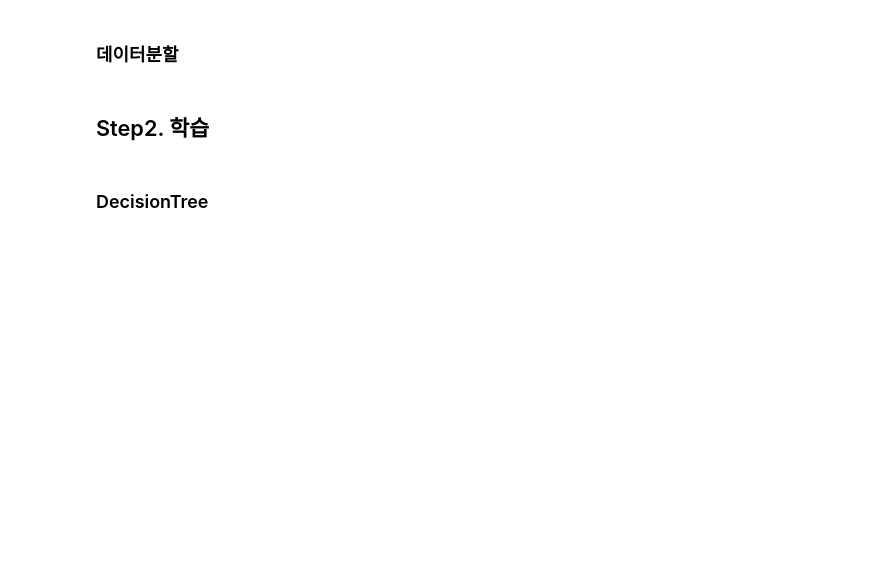
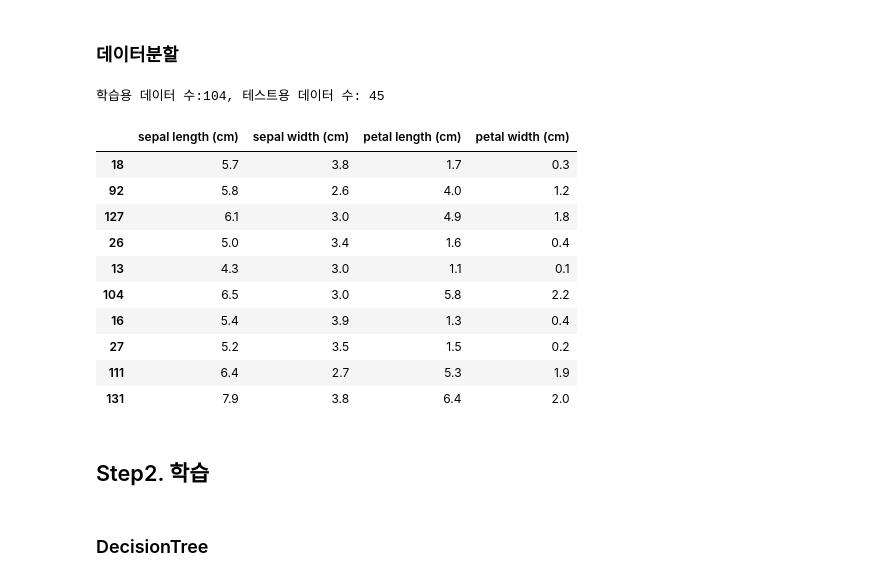
Before and after one commit to PARKHYOUNJUNG/phj_lms23, a Jupyter notebook: classifier_iris_skeleton.ipynb, the cells around one changed output. Cells and saved outputs as stored; diff of their text form; code cells hidden in the pictures; blank space fills up the shorter version.

```diff
--- a/classifier_iris_skeleton.ipynb
+++ b/classifier_iris_skeleton.ipynb
@@ -51,0 +99,3 @@ iris_df.isnull().sum()
+# %%
+iris_df.drop_duplicates(keep='first', inplace=True)
+iris_df.info()
@@ -54,12 +117,34 @@ iris_df.isnull().sum()
 # %%
 from sklearn.model_selection import train_test_split
 
-'''
-코드를 작성해주세요
-'''
+# '''
+# 코드를 작성해주세요
+# '''
+
+# # 학습용 데이터와 테스트용 데이터로 나눔
+# X_train, X_test, y_train, y_test = # 코드를 작성해주세요
+
+# 데이터분할
+X = iris_df.iloc[:, :4]
+y = iris_df['label']
 
 # 학습용 데이터와 테스트용 데이터로 나눔
-X_train, X_test, y_train, y_test = # 코드를 작성해주세요
+X_train, X_test, y_train, y_test = train_test_split(X, y, test_size=0.3)
+print("학습용 데이터 수:{0}, 테스트용 데이터 수: {1}".format(len(X_train), len(X_test)))
+X_test.head(10)
+# %% [output]
+학습용 데이터 수:104, 테스트용 데이터 수: 45
+|  | sepal length (cm) | sepal width (cm) | petal length (cm) | petal width (cm) |
+| 18 | 5.7 | 3.8 | 1.7 | 0.3 |
+| 92 | 5.8 | 2.6 | 4.0 | 1.2 |
+| 127 | 6.1 | 3.0 | 4.9 | 1.8 |
+| 26 | 5.0 | 3.4 | 1.6 | 0.4 |
+| 13 | 4.3 | 3.0 | 1.1 | 0.1 |
+| 104 | 6.5 | 3.0 | 5.8 | 2.2 |
+| 16 | 5.4 | 3.9 | 1.3 | 0.4 |
+| 27 | 5.2 | 3.5 | 1.5 | 0.2 |
+| 111 | 6.4 | 2.7 | 5.3 | 1.9 |
+| 131 | 7.9 | 3.8 | 6.4 | 2.0 |
 # %% [markdown]
 ## Step2. 학습
 # %% [markdown]
```
Also changed, not shown: parts of 12 cells of this notebook.
